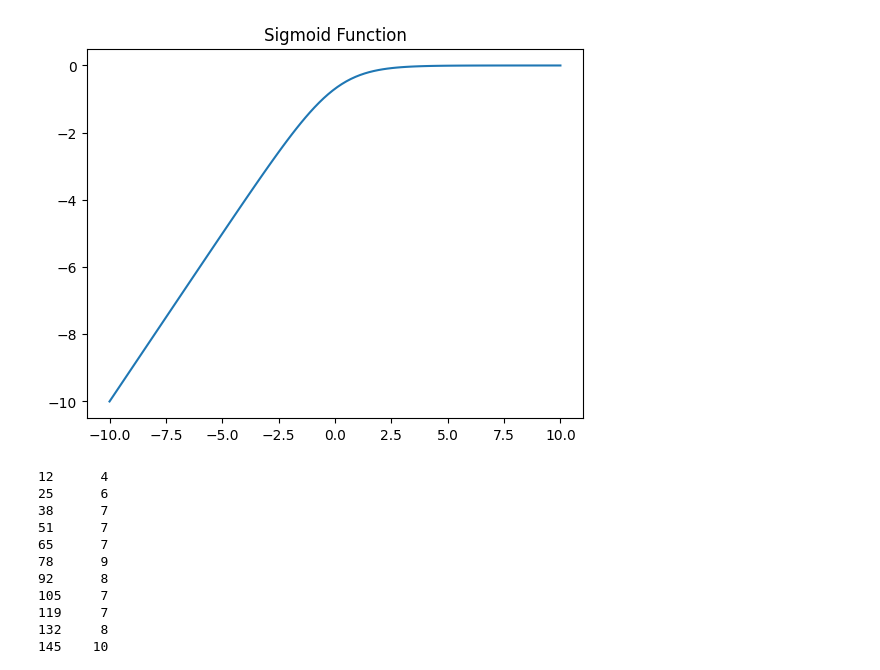
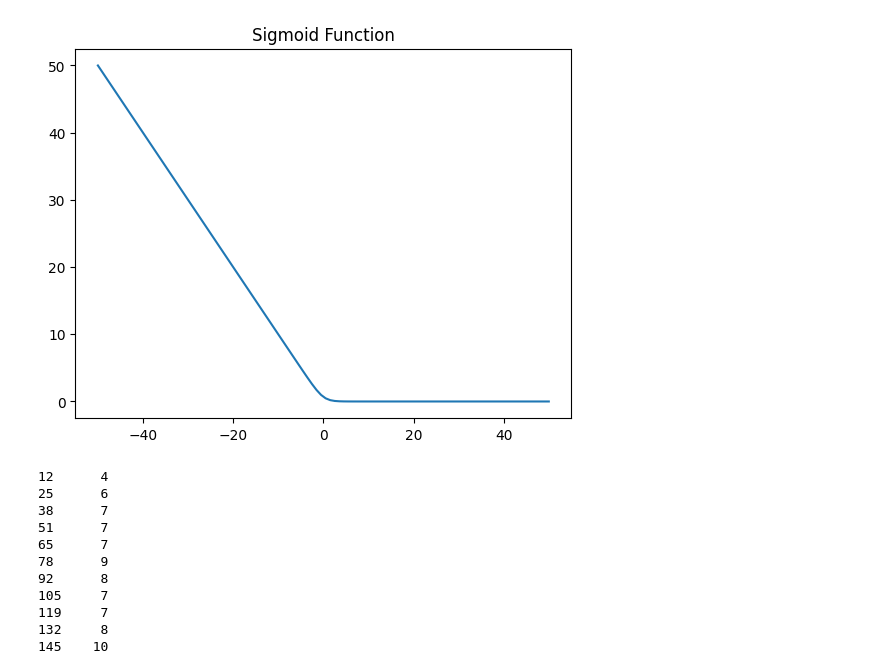
Before and after one commit to chless/Mol-LLM-submission, a Jupyter notebook: Mol-LLM/plot_metric.ipynb, the cells around one changed output. Drawn from its saved outputs; the diff is of its cells as text; code cells hidden in the pictures.

Commit message:
feat: metric plot

```diff
--- a/Mol-LLM/plot_metric.ipynb
+++ b/Mol-LLM/plot_metric.ipynb
@@ -1,19 +1,26 @@
 # %%
 # draw plot of log sigmoid function
 import numpy as np
 import matplotlib.pyplot as plt
+import torch.nn.functional as F
+import torch
+
+def anchor_loss(r, beta, lambd, avg_r):
+    logit = beta * (r - lambd * avg_r)
+    return - F.logsigmoid(logit)
 
 def log_sigmoid(x):
-    return np.log(1 / (1 + np.exp(-x)))
+    return - F.logsigmoid(x)
 
-x = np.linspace(-10, 10, 100)
+x = np.linspace(-50, 50, 100)
+x = torch.tensor(x, dtype=torch.float32)
 y = log_sigmoid(x)
 
 plt.plot(x, y)
 plt.title('Sigmoid Function')
 plt.show()
 # %% [output]
-[figure, old version]
+[figure, new version]
 # %%
 log_sigmoid(x)
 # %%
```
